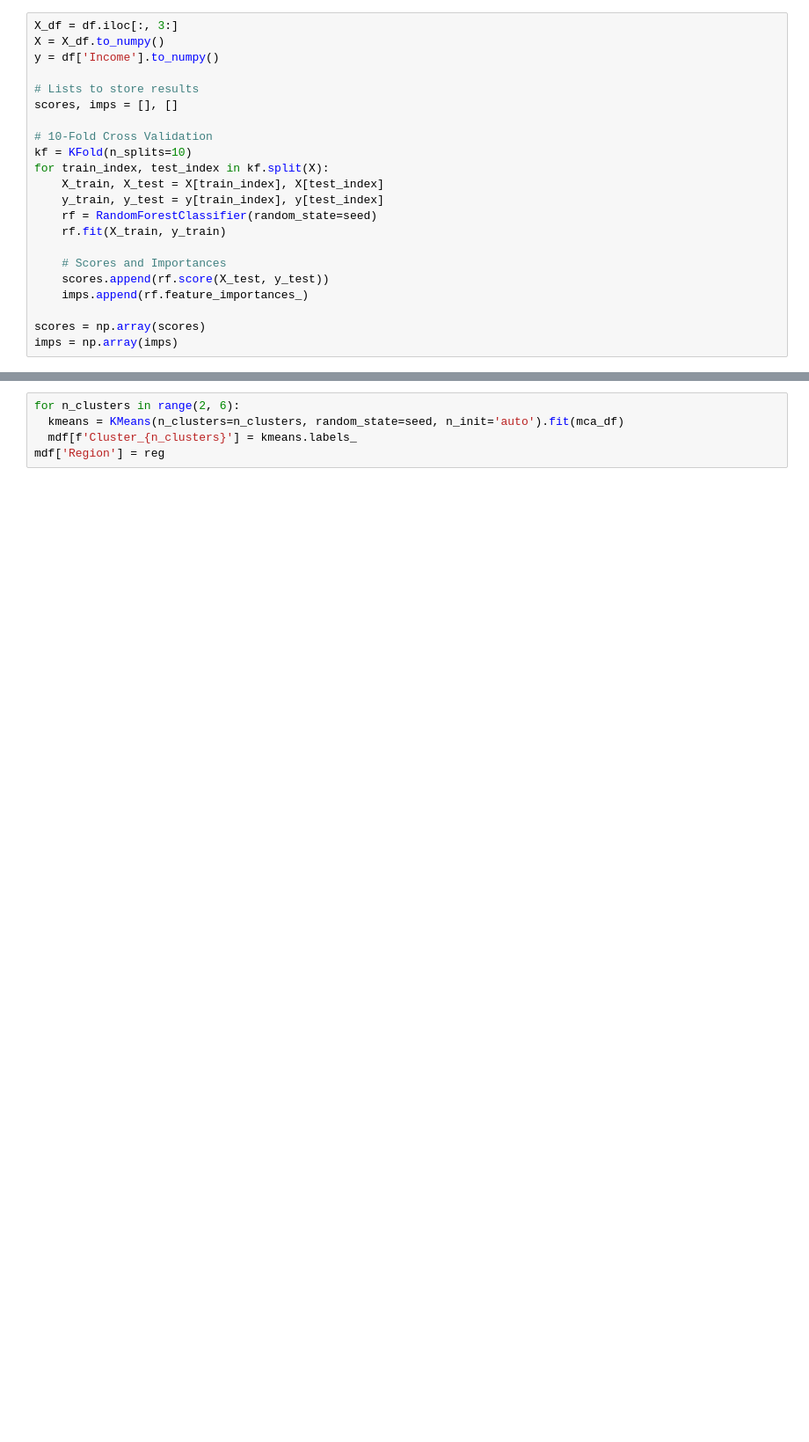
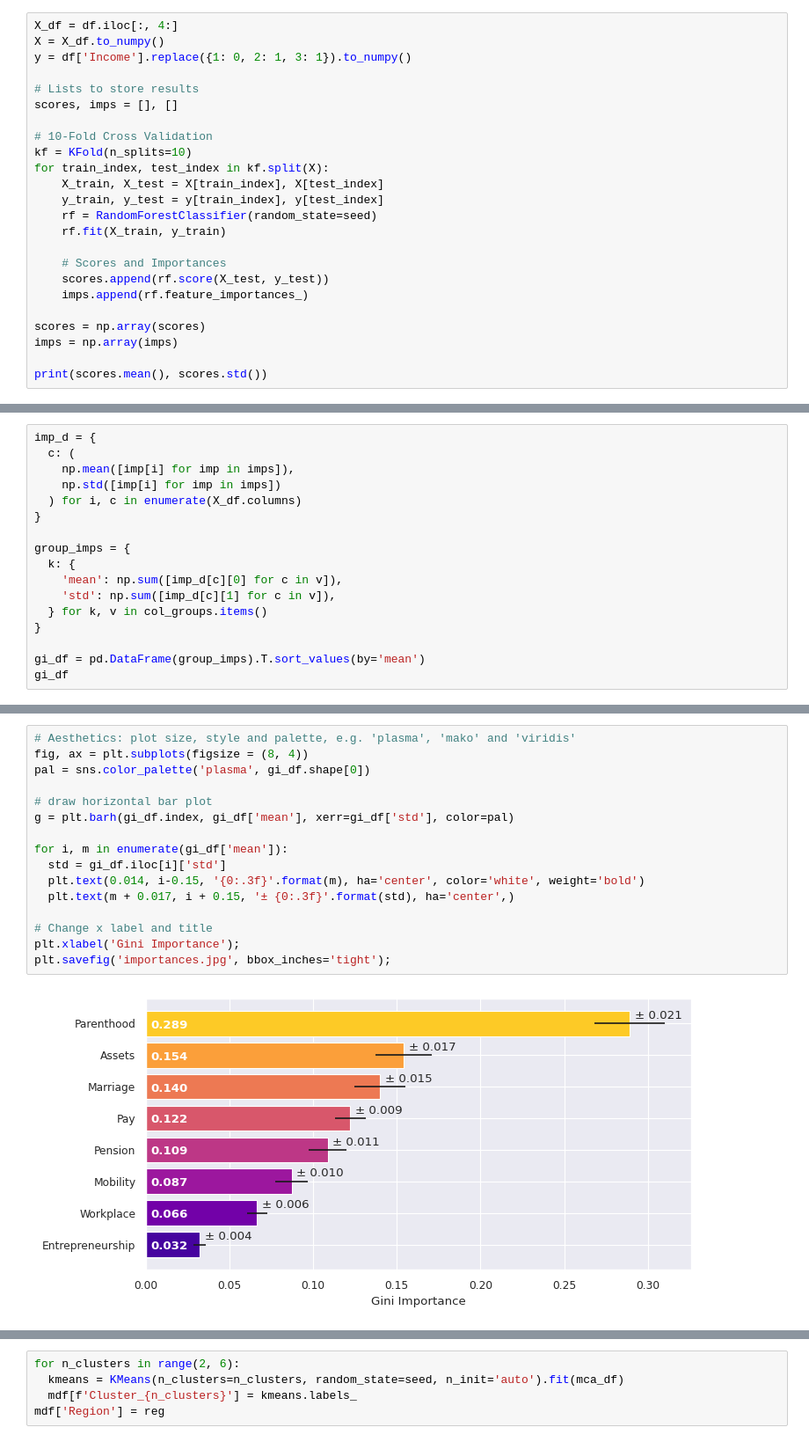
Before and after one commit to vladoxNCL/WBL_paper, a Jupyter notebook: WBL_Analysis.ipynb, the cells around one changed output, grey strips where cells are left out. Shown at 88% size. Saved outputs shown, nothing was run; the diff lists cells and outputs as text; blank space fills up the shorter version.

```diff
--- a/WBL_Analysis.ipynb
+++ b/WBL_Analysis.ipynb
@@ -76,9 +89,9 @@ df = df.replace({'No': 0, 'Yes': 1})
 
 df_agg['Income'] = df['Income']
 # %%
-X_df = df.iloc[:, 3:]
+X_df = df.iloc[:, 4:]
 X = X_df.to_numpy()
-y = df['Income'].to_numpy()
+y = df['Income'].replace({1: 0, 2: 1, 3: 1}).to_numpy()
 
 # Lists to store results
 scores, imps = [], []
@@ -97,3 +110,5 @@ for train_index, test_index in kf.split(X):
 
 scores = np.array(scores)
 imps = np.array(imps)
+
+print(scores.mean(), scores.std())
@@ -125,0 +117,17 @@ plt.xlabel('Importance');
+# %%
+imp_d = {
+  c: (
+    np.mean([imp[i] for imp in imps]),
+    np.std([imp[i] for imp in imps])
+  ) for i, c in enumerate(X_df.columns)
+}
+
+group_imps = {
+  k: {
+    'mean': np.sum([imp_d[c][0] for c in v]),
+    'std': np.sum([imp_d[c][1] for c in v]),
+  } for k, v in col_groups.items()
+}
+
+gi_df = pd.DataFrame(group_imps).T.sort_values(by='mean')
+gi_df
@@ -126,3 +144,21 @@ plt.xlabel('Importance');
+# %%
+# Aesthetics: plot size, style and palette, e.g. 'plasma', 'mako' and 'viridis'
+fig, ax = plt.subplots(figsize = (8, 4))
+pal = sns.color_palette('plasma', gi_df.shape[0])
+
+# draw horizontal bar plot
+g = plt.barh(gi_df.index, gi_df['mean'], xerr=gi_df['std'], color=pal)
+
+for i, m in enumerate(gi_df['mean']):
+  std = gi_df.iloc[i]['std']
+  plt.text(0.014, i-0.15, '{0:.3f}'.format(m), ha='center', color='white', weight='bold')
+  plt.text(m + 0.017, i + 0.15, '± {0:.3f}'.format(std), ha='center',)
+
+# Change x label and title
+plt.xlabel('Gini Importance');
+plt.savefig('importances.jpg', bbox_inches='tight');
+# %% [output]
+[figure, added]
 # %%
 regions = pd.get_dummies(df['Region'], prefix='region')
 mdf = pd.concat([df, regions], axis=1)
```
Also changed, not shown: parts of 18 cells of this notebook.
